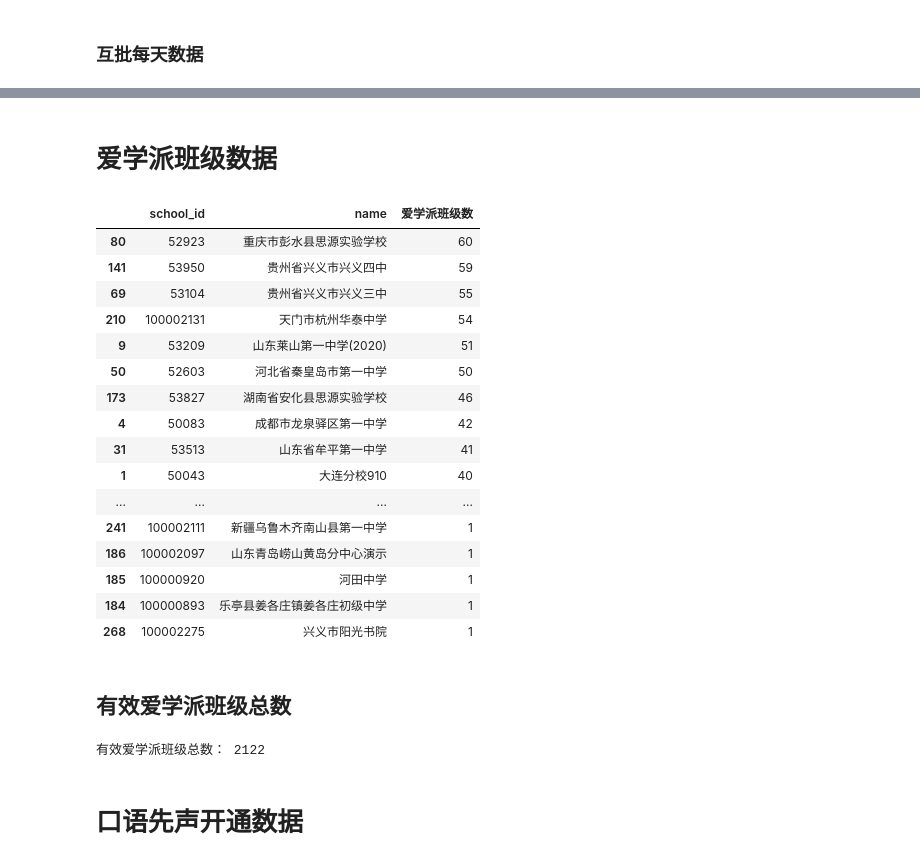
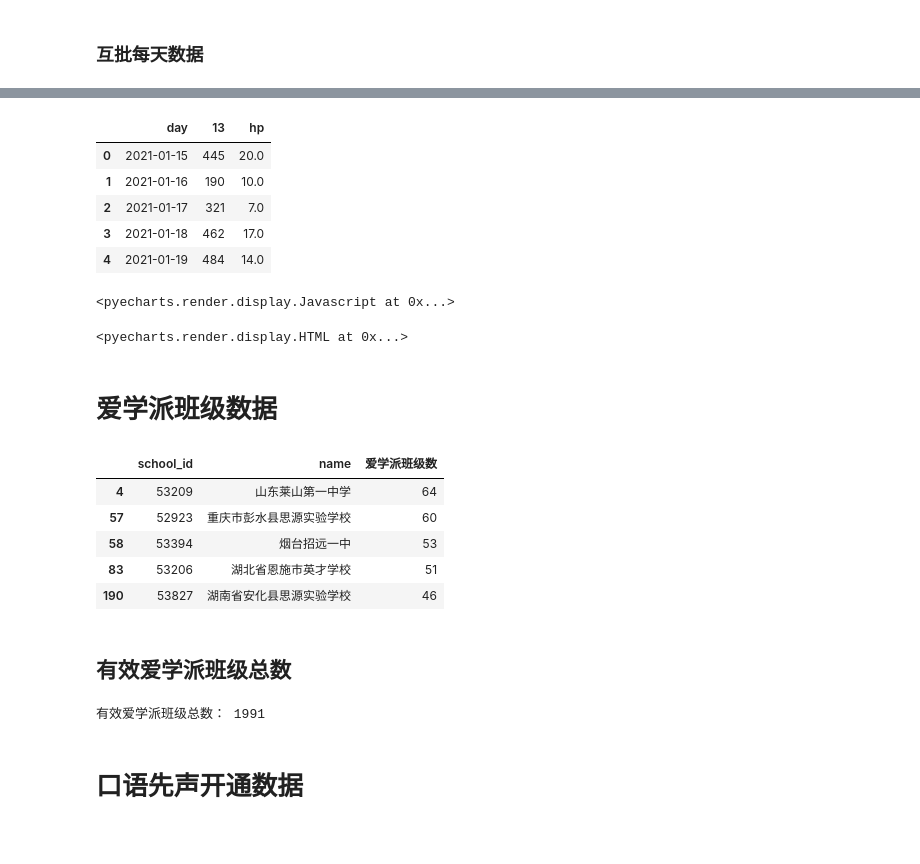
Before and after one commit to caozhiqiang8/jupyter, a Jupyter notebook: school.ipynb, the cells around one changed output, grey strips where cells are left out. Cells and saved outputs as stored; diff of their text form; code cells hidden in the pictures.

```diff
--- a/school.ipynb
+++ b/school.ipynb
@@ -1036,40 +809,57 @@ print('7月15日至10月30 答题卡设置互批总数：',task_13hp_1030.agg('c
+# %%
+task13_data = sqliteDB('SELECT date(c_time) day ,count(distinct task_id) as "13" FROM school_course_task   where task_type =13  GROUP BY  day' )
+hp_data = sqliteDB('SELECT date(c_time) day ,count(distinct task_id) "hp"   FROM "school_course_task"   where task_type =13 and correct_model !=0  GROUP BY  day' )
+df_merge = pd.merge(task13_data,hp_data,on=['day'],how = 'left')
+df_merge.head()
+# %% [output]
+|  | day | 13 | hp |
+| 0 | 2021-01-15 | 445 | 20.0 |
+| 1 | 2021-01-16 | 190 | 10.0 |
+| 2 | 2021-01-17 | 321 | 7.0 |
+| 3 | 2021-01-18 | 462 | 17.0 |
+| 4 | 2021-01-19 | 484 | 14.0 |
+# %%
+x_data = df_merge['day'].to_list()
+y_data = [df_merge['13'].to_list(),df_merge['hp'].to_list()]
+y_name_list = ['答题卡','答题卡互批']
+
+
+line1 = echarts_lin(x_data_list=x_data,y_name=y_name_list,y_data_list=y_data)
+
+
+line1.load_javascript()
+# %% [output]
+<pyecharts.render.display.Javascript at 0x...>
+# %%
+line1.render_notebook()
+# %% [output]
+<pyecharts.render.display.HTML at 0x...>
 # %% [markdown]
 # 爱学派班级数据
 # %%
 axp_class_sql = ('''
     SELECT fr.school_id,fr.name , count(c.class_id)  as '爱学派班级数'
     from  class_info c, franchised_school_info fr
-    where c.axp_end_time >NOW()  and fr.school_type in (3,4) and fr.school_id =c.DC_SCHOOL_ID  and c.year = '2020~2021'
+    where c.axp_end_time >NOW()  and fr.school_type in (3,4) and fr.school_id =c.DC_SCHOOL_ID  and c.year = '2021~2022'
     group by  fr.name
     ORDER by '爱学派班级数' DESC
          ''')
 axp_class = mysqlDB(axp_class_sql)
 # %%
-axp_class.sort_values(ascending = False ,by = '爱学派班级数' , axis = 0 )
+axp_class.sort_values(ascending = False ,by = '爱学派班级数' , axis = 0 ).head()
 # %% [output]
 |  | school_id | name | 爱学派班级数 |
-| 80 | 52923 | 重庆市彭水县思源实验学校 | 60 |
-| 141 | 53950 | 贵州省兴义市兴义四中 | 59 |
-| 69 | 53104 | 贵州省兴义市兴义三中 | 55 |
-| 210 | 100002131 | 天门市杭州华泰中学 | 54 |
-| 9 | 53209 | 山东莱山第一中学(2020) | 51 |
-| 50 | 52603 | 河北省秦皇岛市第一中学 | 50 |
-| 173 | 53827 | 湖南省安化县思源实验学校 | 46 |
-| 4 | 50083 | 成都市龙泉驿区第一中学 | 42 |
-| 31 | 53513 | 山东省牟平第一中学 | 41 |
-| 1 | 50043 | 大连分校910 | 40 |
-| ... | ... | ... | ... |
-| 241 | 100002111 | 新疆乌鲁木齐南山县第一中学 | 1 |
-| 186 | 100002097 | 山东青岛崂山黄岛分中心演示 | 1 |
-| 185 | 100000920 | 河田中学 | 1 |
-| 184 | 100000893 | 乐亭县姜各庄镇姜各庄初级中学 | 1 |
-| 268 | 100002275 | 兴义市阳光书院 | 1 |
+| 4 | 53209 | 山东莱山第一中学 | 64 |
+| 57 | 52923 | 重庆市彭水县思源实验学校 | 60 |
+| 58 | 53394 | 烟台招远一中 | 53 |
+| 83 | 53206 | 湖北省恩施市英才学校 | 51 |
+| 190 | 53827 | 湖南省安化县思源实验学校 | 46 |
 # %% [markdown]
 ## 有效爱学派班级总数
 # %%
 print('有效爱学派班级总数：',axp_class['爱学派班级数'].sum())
 # %% [output]
-有效爱学派班级总数： 2122
+有效爱学派班级总数： 1991
 # %% [markdown]
 # 口语先声开通数据
 # %%
```
Also changed, not shown: parts of 62 cells of this notebook, 13 other files.
